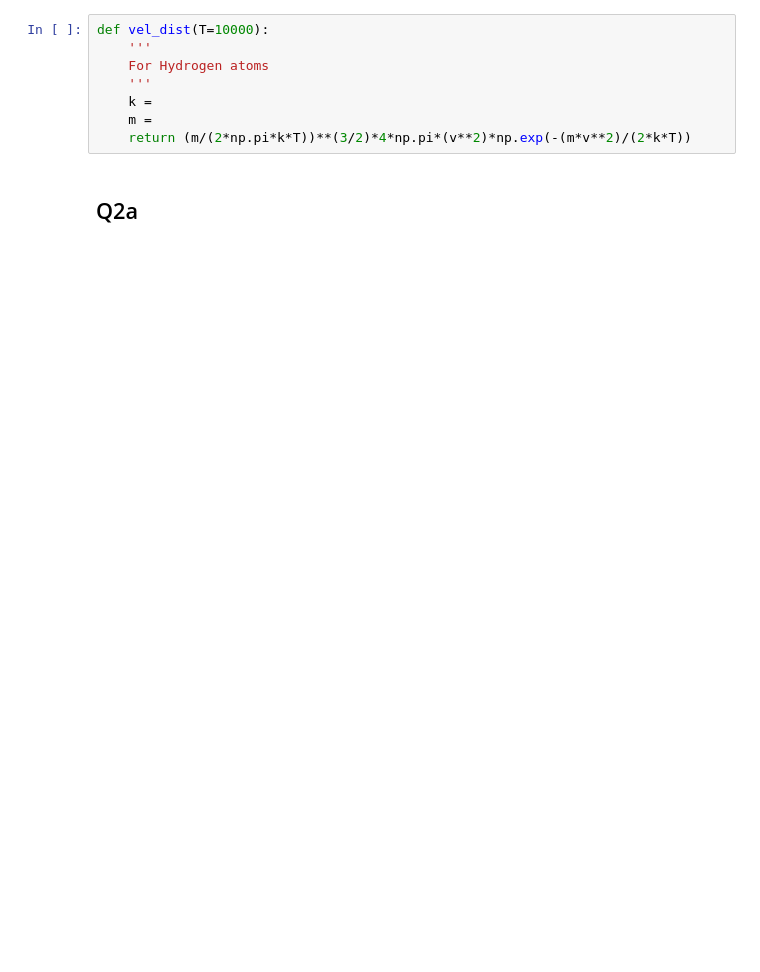
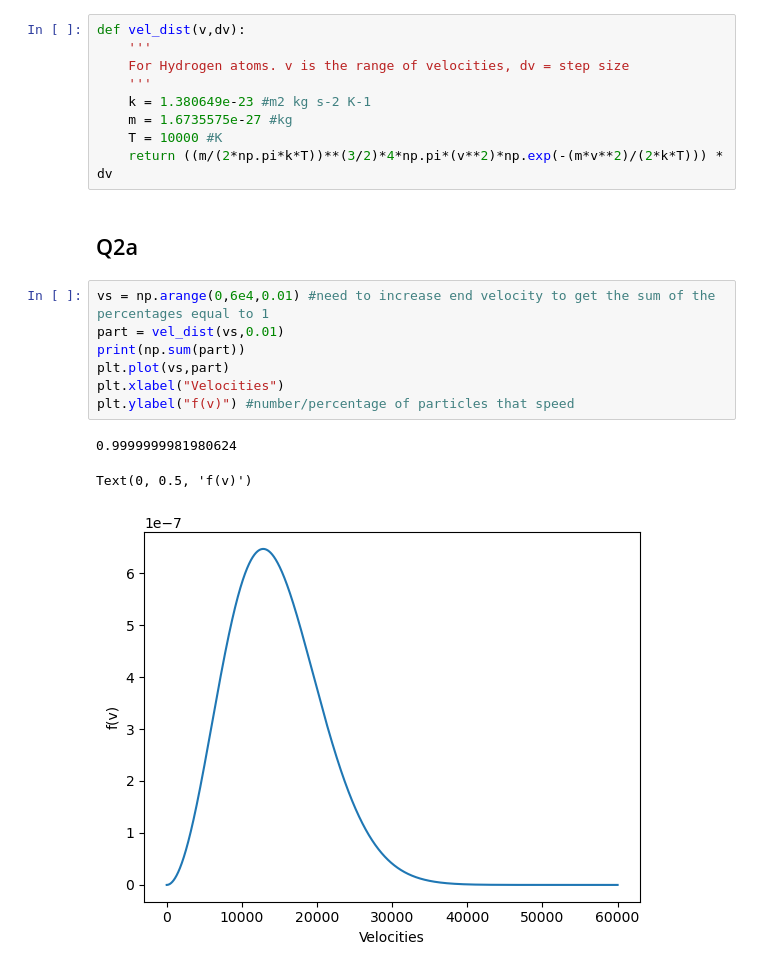
Before and after one commit to kparrine/Computational_Astro, a Jupyter notebook: C3/C3.ipynb, the cells around one changed output. Drawn from its saved outputs; the diff is of its cells as text; blank space fills up the shorter version.

Commit message:
Adding velocity distribution function

```diff
--- a/C3/C3.ipynb
+++ b/C3/C3.ipynb
@@ -250,12 +300,24 @@ The step size is 1e-05.
 # %% [markdown]
 # Q2
 # %%
-def vel_dist(T=10000):
+def vel_dist(v,dv):
     '''
-    For Hydrogen atoms
+    For Hydrogen atoms. v is the range of velocities, dv = step size
     '''
-    k =
-    m =
-    return (m/(2*np.pi*k*T))**(3/2)*4*np.pi*(v**2)*np.exp(-(m*v**2)/(2*k*T))
+    k = 1.380649e-23 #m2 kg s-2 K-1
+    m = 1.6735575e-27 #kg
+    T = 10000 #K
+    return ((m/(2*np.pi*k*T))**(3/2)*4*np.pi*(v**2)*np.exp(-(m*v**2)/(2*k*T))) * dv
 # %% [markdown]
 ## Q2a
+# %%
+vs = np.arange(0,6e4,0.01) #need to increase end velocity to get the sum of the percentages equal to 1
+part = vel_dist(vs,0.01)
+print(np.sum(part))
+plt.plot(vs,part)
+plt.xlabel("Velocities")
+plt.ylabel("f(v)") #number/percentage of particles that speed
+# %% [output]
+0.9999999981980624
+Text(0, 0.5, 'f(v)')
+[figure, added]
```
Also changed, not shown: parts of 4 cells of this notebook.
